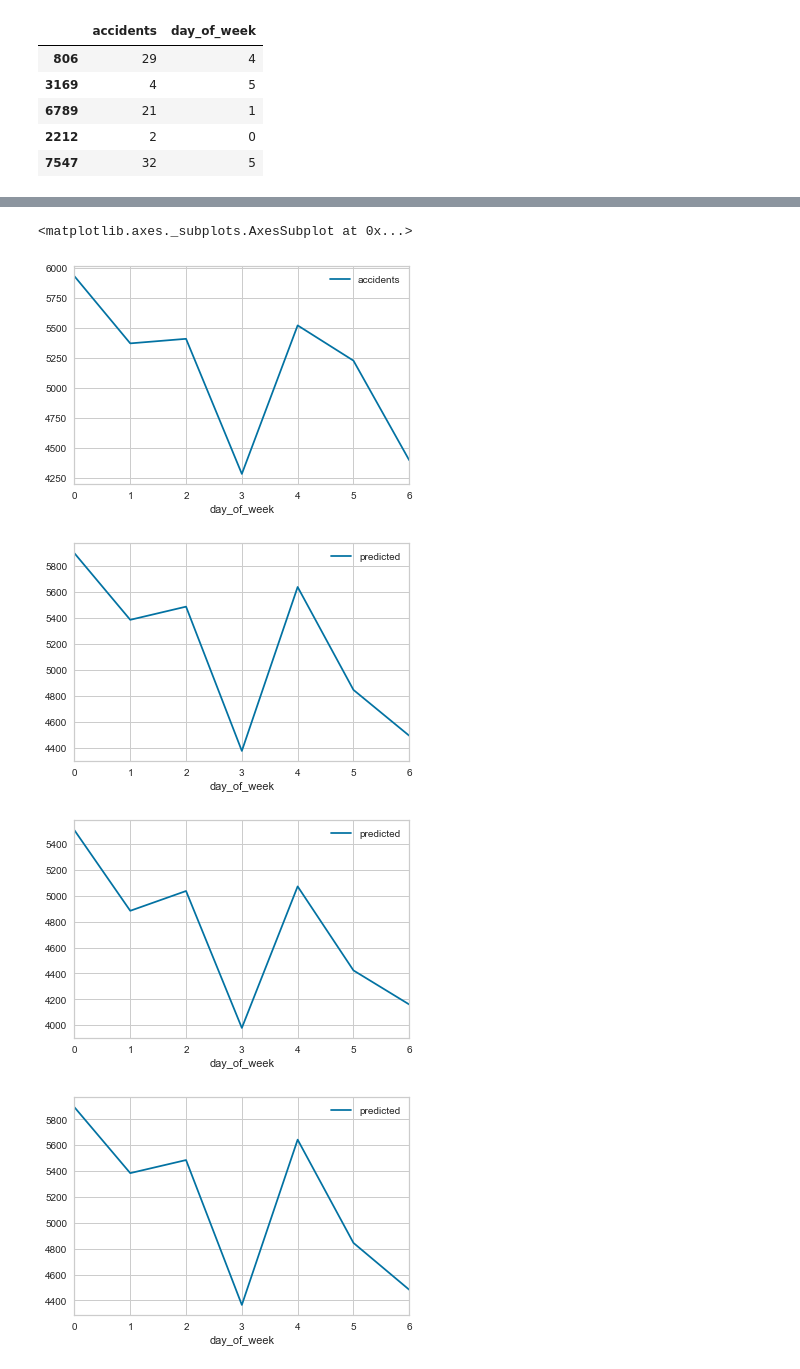
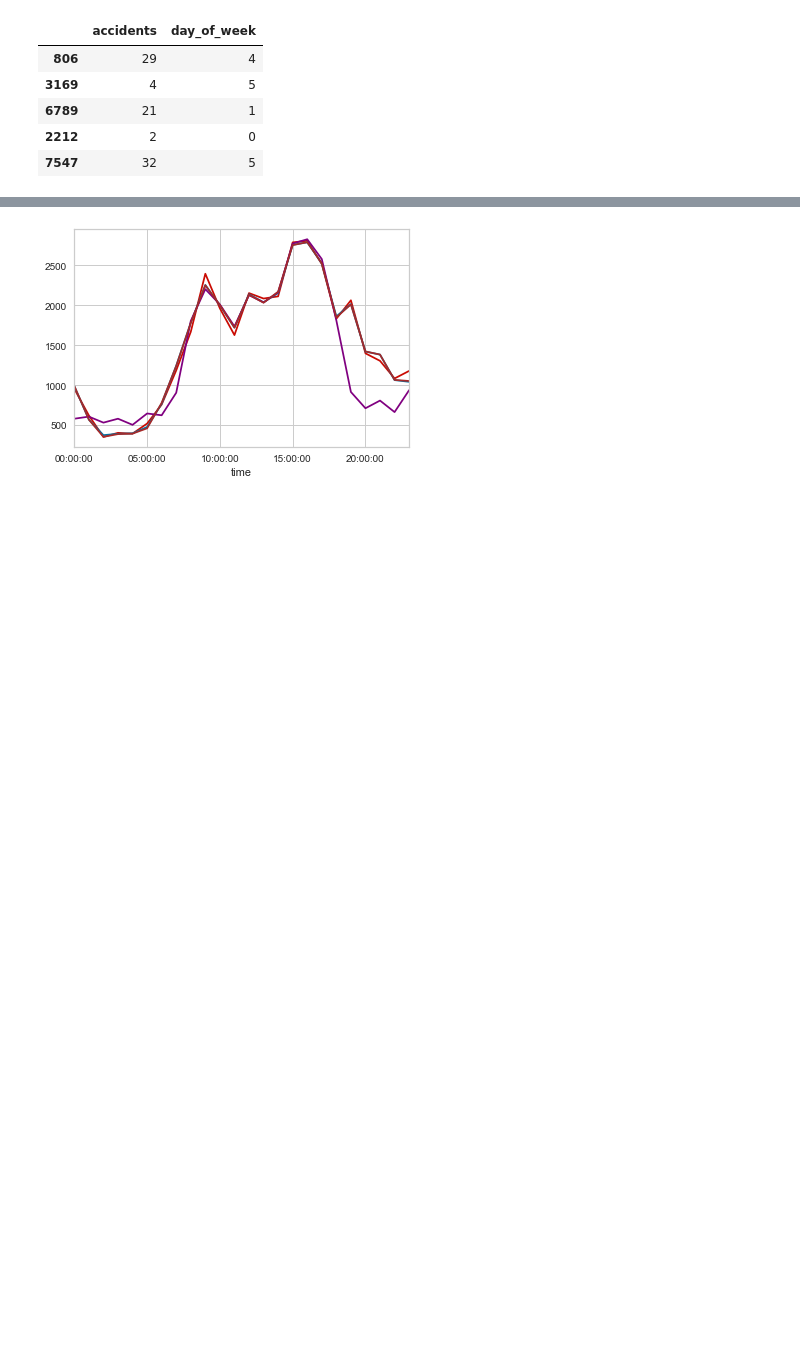
Before and after one commit to ghopping/Springboard_Capstone_1, a Jupyter notebook: GH_Capstone_1_regression.ipynb, the cells around one changed output, grey strips where cells are left out. Cells and saved outputs as stored; diff of their text form; code cells hidden in the pictures; blank space fills up the shorter version.

```diff
--- a/GH_Capstone_1_regression.ipynb
+++ b/GH_Capstone_1_regression.ipynb
@@ -182,3 +182,4 @@ Clean the above dataframe up to contain just volume, date, time and number of ac
 accident_reg_df = accident_merge[['volume', 'date', 'time', 'accidents']]
 merged_by_hour = accident_reg_df.copy()
 accident_reg_df.head()
+accident_volume_df = accident_reg_df.copy()
@@ -709,0 +687,20 @@ len(y2_test_dow), len(m2_predict_dow)
+# %%
+acc_vol_intest_df = accident_volume_df.loc[y2_test.index]
+#merge linear regression prediction m2 onto df
+m2_predict_dow = pd.merge(acc_vol_intest_df,
+                          m2_predict.predicted,
+                         left_on=acc_vol_intest_df.index,
+                           right_on=m2_predict.index,
+                            how='inner').set_index(acc_vol_intest_df.index).drop('key_0', axis=1)
+#merge linear regression prediction m3 onto df
+m3_predict_dow = pd.merge(acc_vol_intest_df,
+                          m3_predict.predicted,
+                         left_on=acc_vol_intest_df.index,
+                           right_on=m3_predict.index,
+                            how='inner').set_index(acc_vol_intest_df.index).drop('key_0', axis=1)
+#merge linear regression prediction m4 onto df
+m4_predict_dow = pd.merge(acc_vol_intest_df,
+                          m4_predict.predicted,
+                         left_on=acc_vol_intest_df.index,
+                           right_on=m4_predict.index,
+                            how='inner').set_index(acc_vol_intest_df.index).drop('key_0', axis=1)
@@ -710,11 +727,8 @@ len(y2_test_dow), len(m2_predict_dow)
 # %%
-y2_test_dow.groupby('day_of_week').sum().plot()
-m2_predict_dow.groupby('day_of_week').sum().plot()
-m3_predict_dow.groupby('day_of_week').sum().plot()
-m4_predict_dow.groupby('day_of_week').sum().plot()
+
+_ = accident_volume_df.loc[y2_test.index].groupby('time').sum().accidents.plot(c='r')
+_ = m2_predict_dow.groupby('time').sum().predicted.plot(c='b')
+_ = m3_predict_dow.groupby('time').sum().predicted.plot(c='purple')
+_ = m4_predict_dow.groupby('time').sum().predicted.plot(c='brown')
 # %% [output]
-<matplotlib.axes._subplots.AxesSubplot at 0x...>
-[figure, old version]
+[figure, new version]
-[figure, removed]
-[figure, removed]
-[figure, removed]
```
Also changed, not shown: parts of 11 cells of this notebook.
